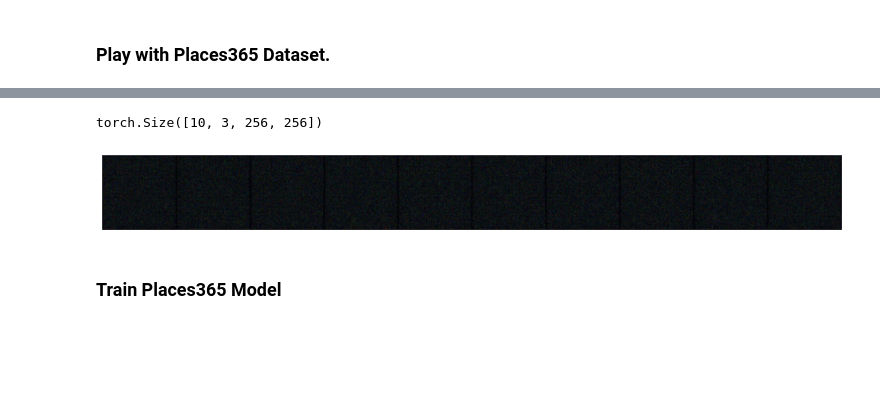
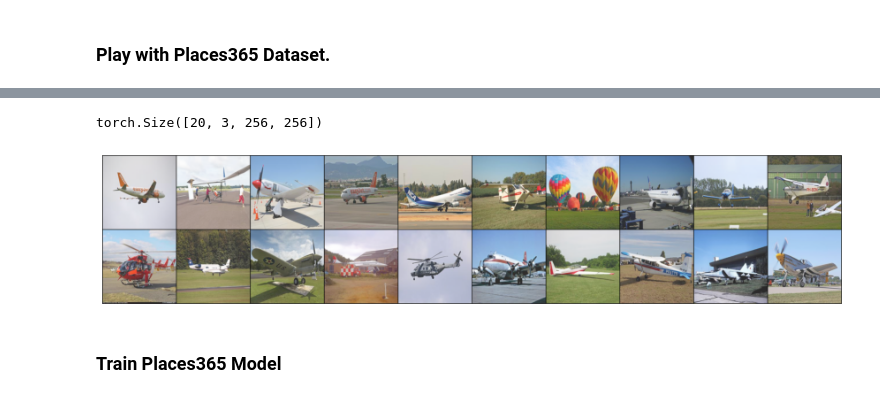
Before and after one commit to sachithdickwella/pytorch-tute, a Jupyter notebook: src/encoders/autoencoders_fashionmnist.ipynb, the cells around one changed output, grey strips where cells are left out. Drawn from its saved outputs; the diff is of its cells as text; code cells hidden in the pictures; blank space fills up the shorter version.

Commit message:
Optimize auto-encoder for 3-channel 256x256 images

```diff
--- a/src/encoders/autoencoders_fashionmnist.ipynb
+++ b/src/encoders/autoencoders_fashionmnist.ipynb
@@ -14,7 +14,7 @@ from collections import OrderedDict
 # %%
 data_root = '/Datasets/CIFAR10/.'
 data_root_places = '/Datasets/Places365/train/.'
-workers = 4
+workers = 0
 lr = 1e-4
 nc=3
 nz=3
@@ -352,7 +353,7 @@ Text(0.5, 1.0, 'Loss x Epochs')
 ### Play with Places365 Dataset.
 # %%
 places_train = dsets.ImageFolder(root=data_root_places, transform=transforms['places365'])
-places_loader = DataLoader(places_train, batch_size=30, num_workers=workers, pin_memory=is_cuda)
+places_loader = DataLoader(places_train, batch_size=20, num_workers=workers, pin_memory=is_cuda)
 # %%
 im = next(iter(places_loader))
 
@@ -482,20 +505,24 @@ AutoEncoderPlace365(
   )
 )
 # %%
+torch.cuda.empty_cache()
+
 with torch.no_grad():
-    x = torch.rand(10, 3, 256, 256, device=device)
-    x = acNet365(x).cpu()
+    acNet365.eval()
+
+    x = acNet365(im[0].cuda().float()).cpu()
 
     print(x.shape)
 
     grid = make_grid(x, nrow=10, normalize=True)
 
     plt.figure(figsize=(15, 14))
     plt.imshow(np.transpose(grid, axes=(1, 2, 0)))
+    # plt.imshow(lab2rgb(grid) * 50)
     plt.axis('off')
 # %% [output]
-torch.Size([10, 3, 256, 256])
+torch.Size([20, 3, 256, 256])
-[figure, old version]
+[figure, new version]
 # %% [markdown]
 ### Train Places365 Model
 # %%
```
Also changed, not shown: parts of 6 cells of this notebook, 1 other file.
